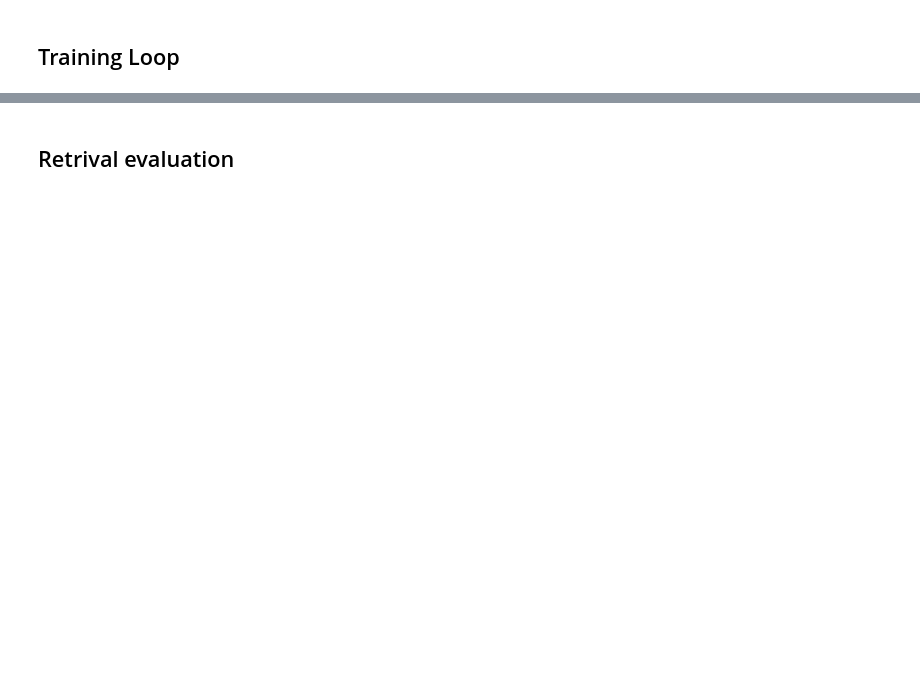
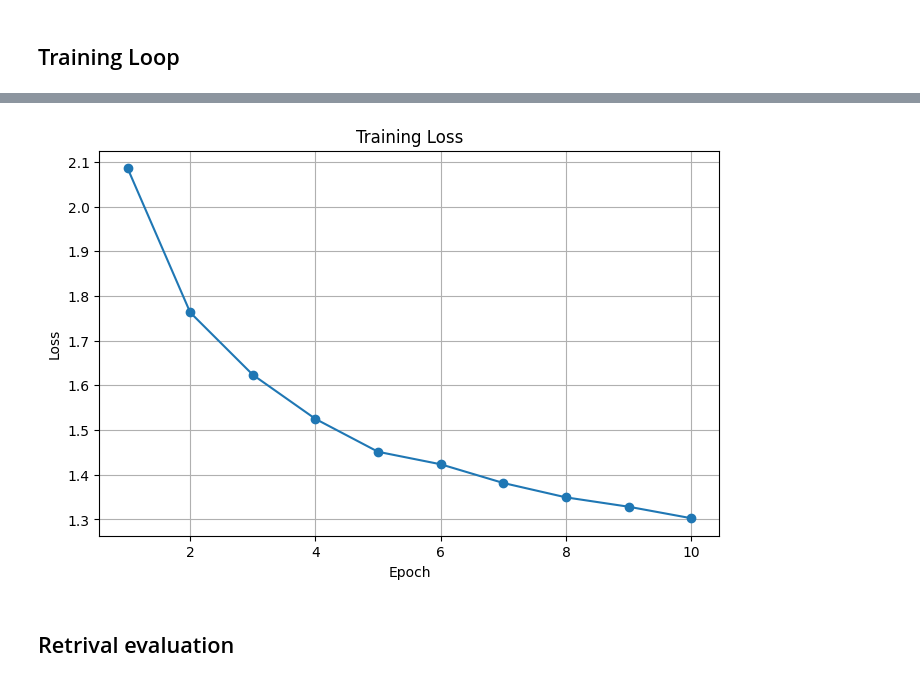
Before and after one commit to LenionK/dl26-projects, a Jupyter notebook: notebooks/baseline.ipynb, the cells around one changed output, grey strips where cells are left out. Drawn from its saved outputs; the diff is of its cells as text; code cells hidden in the pictures; blank space fills up the shorter version.

Commit message:
end baseline

```diff
--- a/notebooks/baseline.ipynb
+++ b/notebooks/baseline.ipynb
@@ -118,25 +23,0 @@ class EmbeddingNet(nn.Module):
-# %%
-import torch
-
-def supervised_contrastive_loss(features, labels, temperature=0.1):
-    """SupCon: esclude self-pairs e gestisce classi con 1 solo esempio nel batch."""
-    device = features.device
-    labels = labels.to(device)
-
-    # (B,B) mask dei positivi (stessa classe)
-    mask = labels[:, None].eq(labels[None, :]).float()
-
-    logits = (features @ features.T) / temperature
-    logits = logits - logits.max(dim=1, keepdim=True).values.detach()
-
-    # escludi diagonale
-    self_mask = torch.eye(features.size(0), device=device)
-    exp_logits = torch.exp(logits) * (1.0 - self_mask)
-
-    log_prob = logits - torch.log(exp_logits.sum(dim=1, keepdim=True) + 1e-9)
-
-    pos_mask = mask * (1.0 - self_mask)
-    denom = pos_mask.sum(dim=1).clamp_min(1.0)
-    mean_log_prob_pos = (pos_mask * log_prob).sum(dim=1) / denom
-
-    return -mean_log_prob_pos.mean()
@@ -174,0 +69,11 @@ for epoch in range(1, epochs + 1):
+# %%
+
+model, loss_history = train_model(
+    model=EmbeddingNet(dim=128, pretrained=True),
+    loader=loader_train,
+    loss_fn=lambda emb, labels: supervised_contrastive_loss(emb, labels, temperature=0.1),
+    device=device,
+    epochs=epochs,
+    lr=1e-4,
+    save_path=os.path.abspath("..") + f"/experiments/checkpoints/baseline{epochs}.pth"
+)
@@ -175,2 +92,12 @@ for epoch in range(1, epochs + 1):
+# %%
+plt.figure(figsize=(8,5))
+plt.plot(range(1, epochs + 1), loss_history, marker='o')
+plt.xlabel("Epoch")
+plt.ylabel("Loss")
+plt.title("Training Loss")
+plt.grid(True)
+plt.show()
+# %% [output]
+[figure, added]
 # %% [markdown]
 ## Retrival evaluation
```
Also changed, not shown: parts of 21 cells of this notebook, 7 other files.
